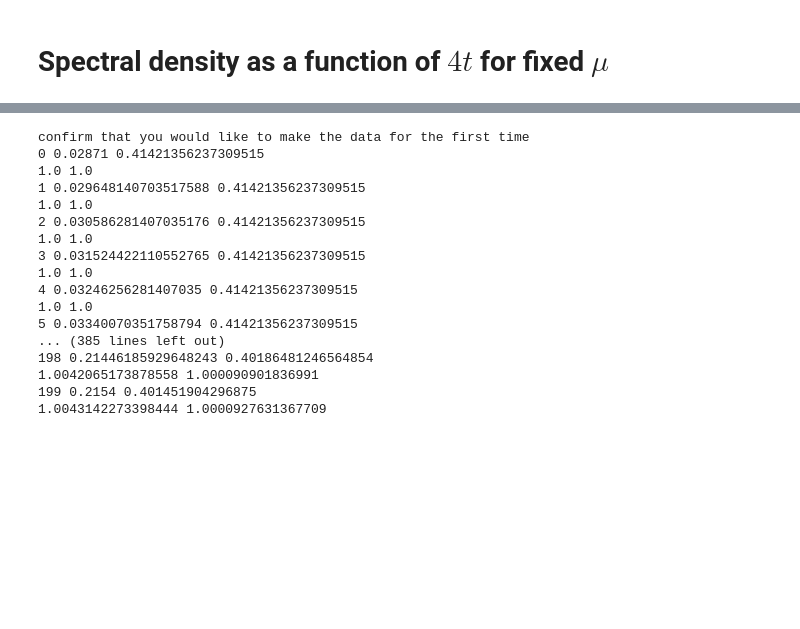
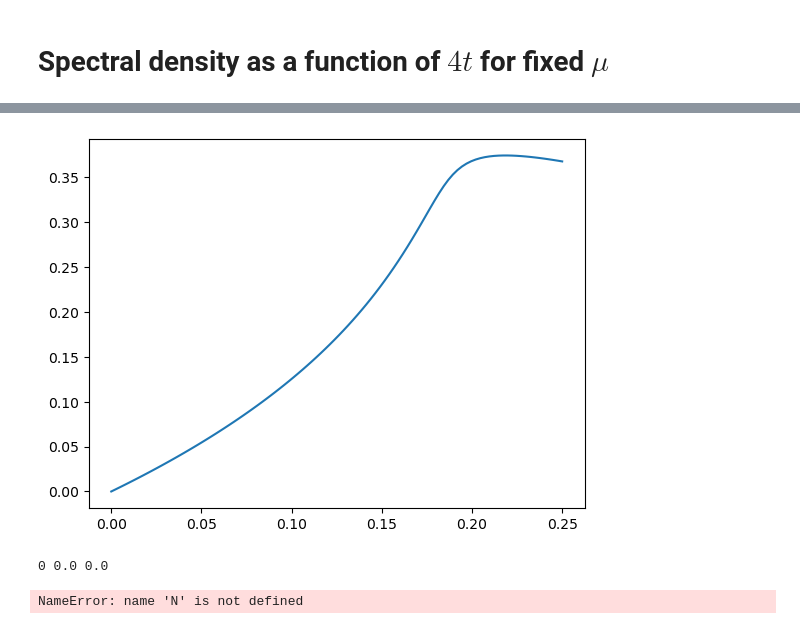
Before and after one commit to ragheedalhyder/BoseHubbard, a Jupyter notebook: src/Spectral_Density_vs_dJU_fixed_density_SCT.ipynb, the cells around one changed output, grey strips where cells are left out. Cells and saved outputs as stored; diff of their text form; code cells hidden in the pictures; blank space fills up the shorter version.

```diff
--- a/src/Spectral_Density_vs_dJU_fixed_density_SCT.ipynb
+++ b/src/Spectral_Density_vs_dJU_fixed_density_SCT.ipynb
@@ -111,14 +269,22 @@ confirm data is to be loaded.
+# %%
+# import matplotlib.pyplot as plt
+
+plt.plot(dJUs, muUs)
+plt.show()
+# %% [output]
+[figure, added]
 # %%
 # run this block if you are making the data for the first time
 
-input("confirm that you would like to make the data for the first time")
+# input("confirm that you would like to make the data for the first time")
+en_vector = np.linspace(0.25, 2, 200)
 
 omega0s = np.zeros(len(dJUs))
 omega1s = np.zeros(len(dJUs))
 omega2s = np.zeros(len(dJUs))
 
 SE = np.zeros((7, len(en_vector)), dtype=np.complex128)  #7 rows for each contribution, num_en columns ##V: why 7?
-
+UIB = 1.5
 
 #V:  Add poles to this plot!!!
 T11 = np.zeros((len(dJUs), len(en_vector)), dtype=np.complex128)
@@ -152,7 +318,7 @@ for count, dJU in enumerate(dJUs):
         # self_energy = Self_Energy(Epol_NSC, grid, params, verts, omegaklambda)
         # output_NSC = self_energy.calculate_self_energy()
         # # Self consistent
-        Epol_SC = en_vector[epol_ind] - UIB #output_NSC[6]
+        Epol_SC = en_vector[epol_ind] - pert.sigma0(n0) #output_NSC[6]
         self_energy = Self_Energy(Epol_SC, grid, params, verts, omegaklambda)
         output_SC = self_energy.calculate_self_energy()
         SE[:, epol_ind] = output_SC
@@ -164,23 +330,8 @@ for count, dJU in enumerate(dJUs):
     T22_F[count, :] = SE[5, :]
     SE_SI[count, :] = SE[6, :]
 # %% [output]
-confirm that you would like to make the data for the first time
-0 0.02871 0.41421356237309515
-1.0 1.0
-1 0.029648140703517588 0.41421356237309515
-1.0 1.0
-2 0.030586281407035176 0.41421356237309515
-1.0 1.0
-3 0.031524422110552765 0.41421356237309515
-1.0 1.0
-4 0.03246256281407035 0.41421356237309515
-1.0 1.0
-5 0.03340070351758794 0.41421356237309515
-... (385 lines left out)
-198 0.21446185929648243 0.40186481246564854
-1.0042065173878558 1.000090901836991
-199 0.2154 0.401451904296875
-1.0043142273398444 1.0000927631367709
+0 0.0 0.0
+NameError: name 'N' is not defined
 # %%
 # construct the spectral function and T-matrices
 SpectralFuncs = np.zeros((len(dJUs), len(en_vector)), dtype = float)
```
Also changed, not shown: parts of 13 cells of this notebook, 16 other files.
